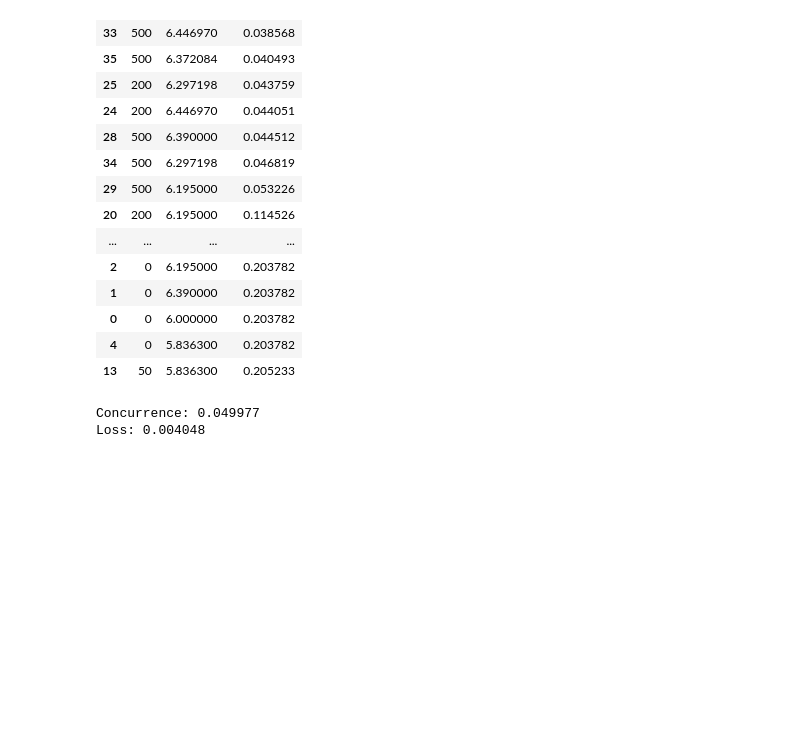
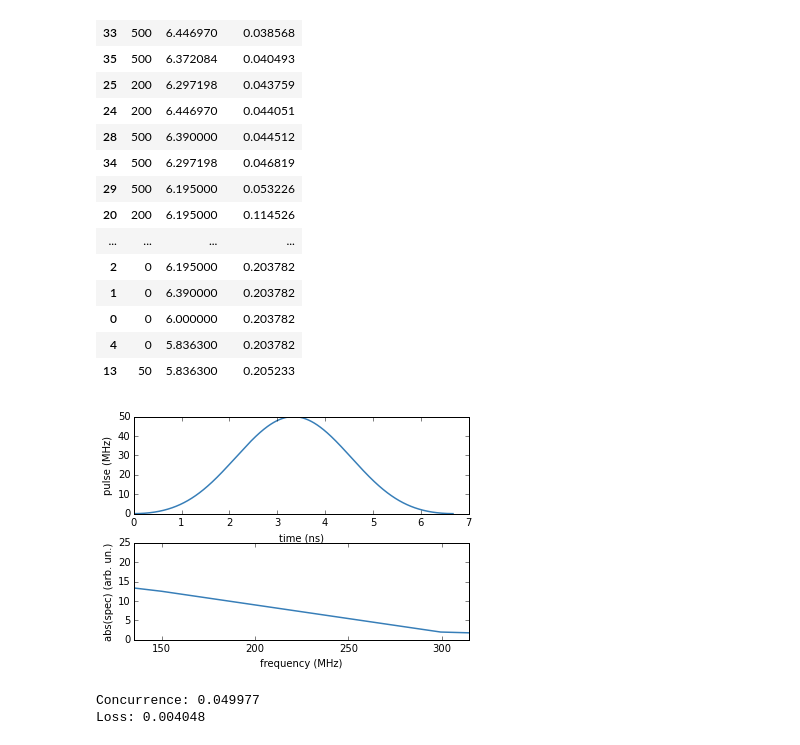
Before and after one commit to goerz-research/tmlandscape_data, a Jupyter notebook: zeta_detailed_w2_6390MHz_wc_6350MHz.ipynb, the cells around one changed output. Saved outputs shown, nothing was run; the diff lists cells and outputs as text; code cells hidden in the pictures; blank space fills up the shorter version.

```diff
--- a/zeta_detailed_w2_6390MHz_wc_6350MHz.ipynb
+++ b/zeta_detailed_w2_6390MHz_wc_6350MHz.ipynb
@@ -336,6 +357,10 @@ pulse = AnalyticalPulse('1freq_rwa', T, nt,
             parameters={'E0': 50.0, 'T': T, 'w_L': 5.836300, 'w_d': 5.836300},
             t0=0.0, time_unit='ns', ampl_unit='MHz', freq_unit='MHz', mode="complex")
 pulse.write(join(rf, 'pulse_guess.json'))
+# %%
+pulse.pulse().show()
+# %% [output]
+[figure, added]
 # %%
 U_guess = propagate(rf, 'pulse_guess.json', rwa=True, force=True)
 print("Concurrence: %f" % U_guess.closest_unitary().concurrence())
```
Also changed, not shown: parts of 67 cells of this notebook.
